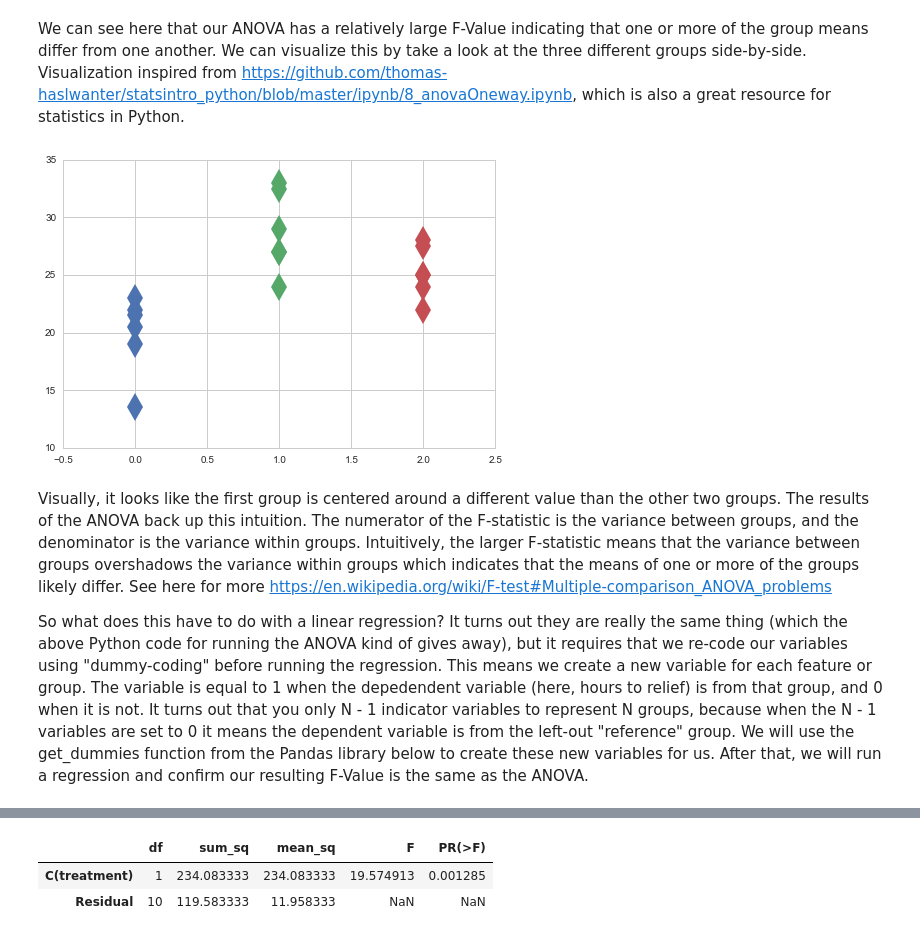
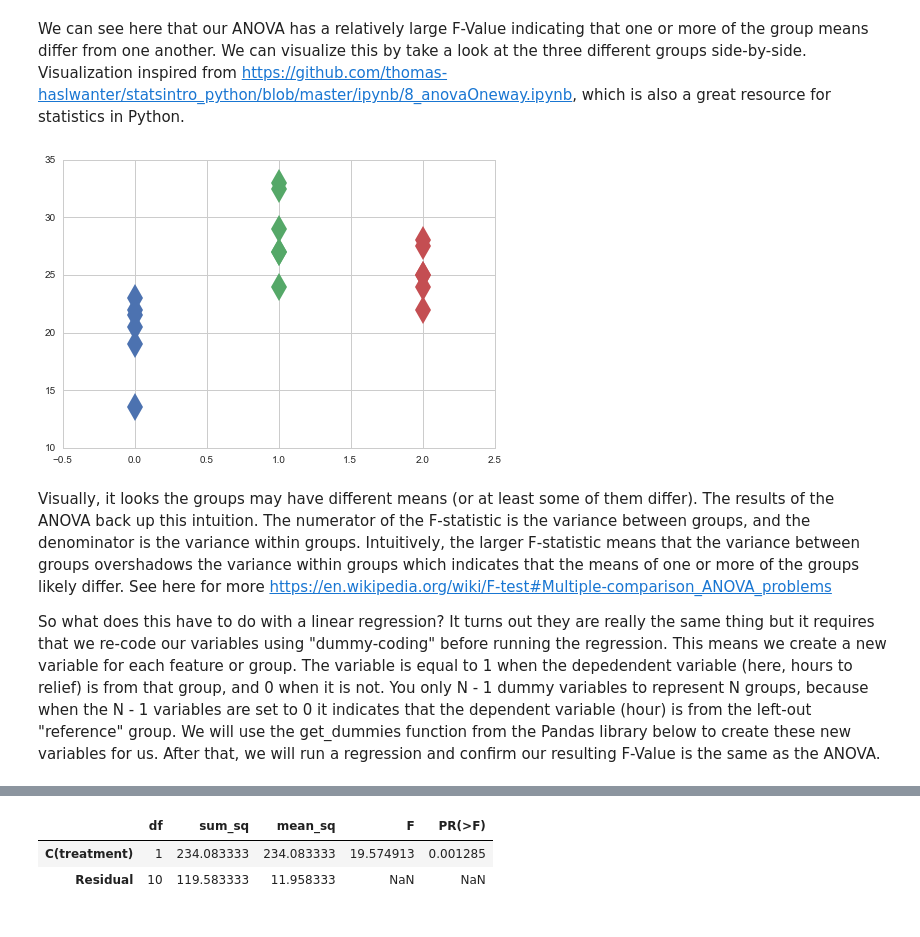
Before and after one commit to jeffmax/ipython-notebooks, a Jupyter notebook: stats/ANOVA vs Linear Regression.ipynb, the cells around one changed output, grey strips where cells are left out. Cells and saved outputs as stored; diff of their text form; code cells hidden in the pictures.

```diff
--- a/stats/ANOVA vs Linear Regression.ipynb
+++ b/stats/ANOVA vs Linear Regression.ipynb
@@ -67,18 +50,18 @@ anova_lm(model.fit())
 | Residual | 15 | 144.458333 | 9.630556 | NaN | NaN |
 # %% [markdown]
 We can see here that our ANOVA has a relatively large F-Value indicating that one or more of the group means differ from one another. We can visualize this by take a look at the three different groups side-by-side. Visualization inspired from https://github.com/thomas-haslwanter/statsintro_python/blob/master/ipynb/8_anovaOneway.ipynb, which is also a great resource for statistics in Python.
-# %%
-df2 = DataFrame(data)
-fig = plt.figure()
-axes = fig.add_axes([0, 0, 1, 1]) # left, bottom, width, height (range 0 to 1)
-for index, g in enumerate(data.keys()):
-    axes.plot([index]*len(df2[g]), df2[g], 'd', ms=20)
-axes.set_xbound([-0.5,2.5])
-# %% [output]
-[figure, removed]
+# %%
+fig = plt.figure()
+axes = fig.add_axes([0, 0, 1, 1])
+axes.plot([0]*6, data_stacked["hour"][0:6], 'd', ms=20)
+axes.plot([1]*6, data_stacked["hour"][6:12], 'd', ms=20)
+axes.plot([2]*6, data_stacked["hour"][12:18], 'd', ms=20)
+axes.set_xbound([-0.5,2.5])
+# %% [output]
+[figure, added]
 # %% [markdown]
-Visually, it looks like the first group is centered around a different value than the other two groups. The results of the ANOVA back up this intuition. The numerator of the F-statistic is the variance between groups, and the denominator is the variance within groups. Intuitively, the larger F-statistic means that the variance between groups overshadows the variance within groups which indicates that the means of one or more of the groups likely differ. See here for more https://en.wikipedia.org/wiki/F-test#Multiple-comparison_ANOVA_problems
+Visually, it looks the groups may have different means (or at least some of them differ). The results of the ANOVA back up this intuition. The numerator of the F-statistic is the variance between groups, and the denominator is the variance within groups. Intuitively, the larger F-statistic means that the variance between groups overshadows the variance within groups which indicates that the means of one or more of the groups likely differ. See here for more https://en.wikipedia.org/wiki/F-test#Multiple-comparison_ANOVA_problems
 
-So what does this have to do with a linear regression? It turns out they are really the same thing (which the above Python code for running the ANOVA kind of gives away), but it requires that we re-code our variables using "dummy-coding" before running the regression. This means we create a new variable for each feature or group. The variable is equal to 1 when the depedendent variable (here, hours to relief) is from that group, and 0 when it is not. It turns out that you only N - 1 indicator variables to represent N groups, because when the N - 1 variables are set to 0 it means the dependent variable is from the left-out "reference" group. We will use the get_dummies function from the Pandas library below to create these new variables for us. After that, we will run a regression and confirm our resulting F-Value is the same as the ANOVA.
+So what does this have to do with a linear regression? It turns out they are really the same thing but it requires that we re-code our variables using "dummy-coding" before running the regression. This means we create a new variable for each feature or group. The variable is equal to 1 when the depedendent variable (here, hours to relief) is from that group, and 0 when it is not. You only N - 1 dummy variables to represent N groups, because when the N - 1 variables are set to 0 it indicates that the dependent variable (hour) is from the left-out "reference" group. We will use the get_dummies function from the Pandas library below to create these new variables for us. After that, we will run a regression and confirm our resulting F-Value is the same as the ANOVA.
 # %%
 dummies = pd.get_dummies(df.treatment, prefix='trt').iloc[:,1:]
```
Also changed, not shown: parts of 20 cells of this notebook.
